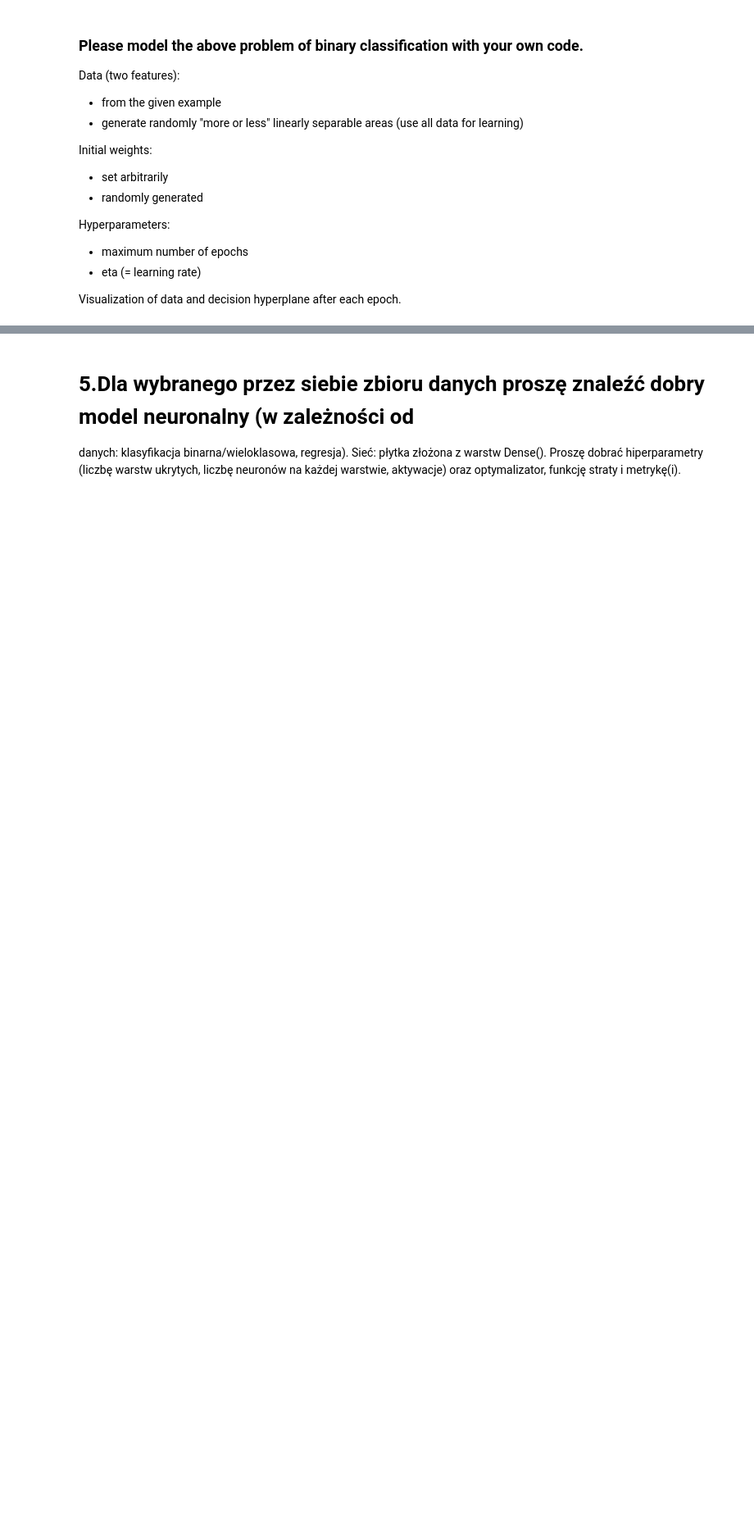
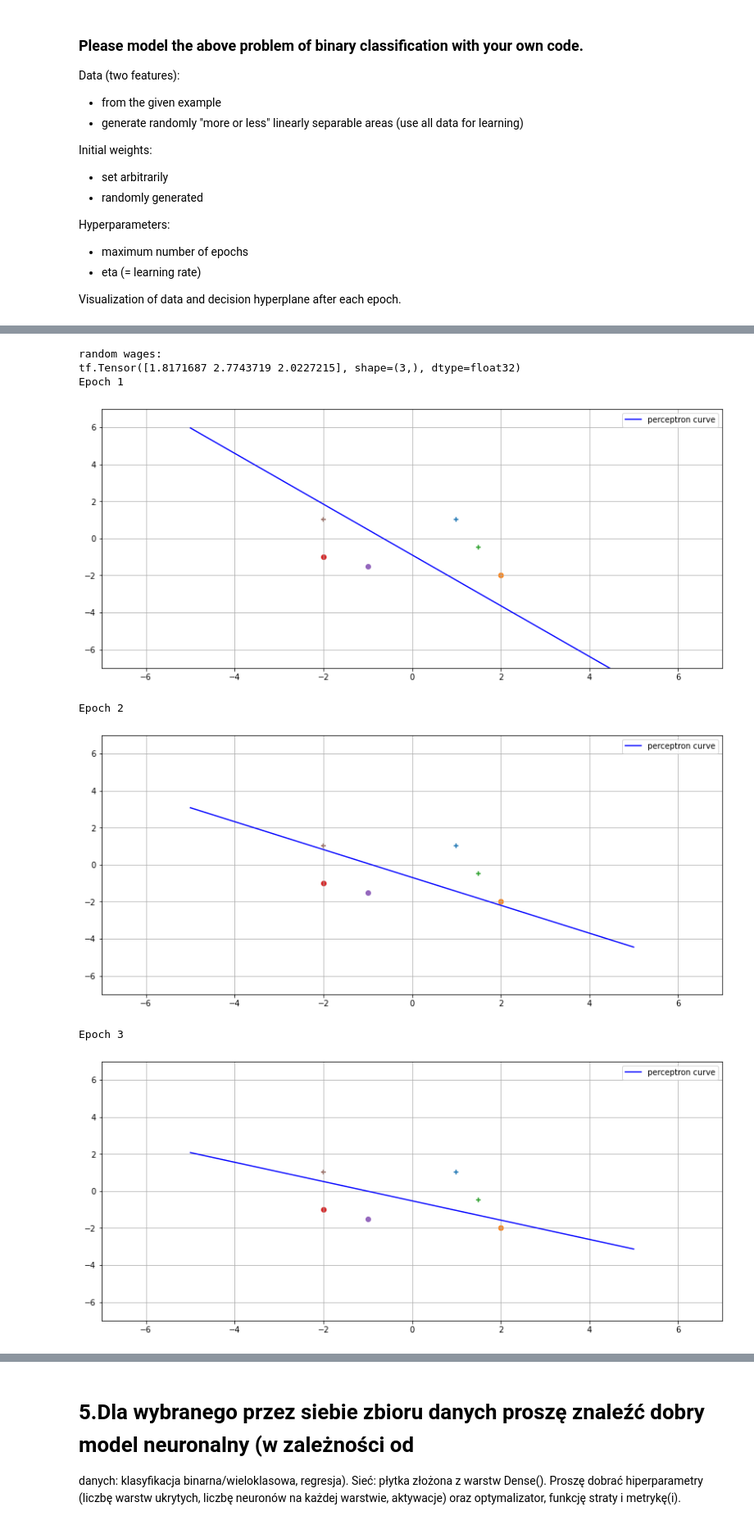
Before and after one commit to pajelonek/deep_learning_lab, a Jupyter notebook: lab1/Lab1.ipynb, the cells around one changed output, grey strips where cells are left out. Shown at 82% size. Cells and saved outputs as stored; diff of their text form; code cells hidden in the pictures; blank space fills up the shorter version.

```diff
--- a/lab1/Lab1.ipynb
+++ b/lab1/Lab1.ipynb
@@ -466,12 +469,6 @@ Hyperparameters:
 
 Visualization of data and decision hyperplane after each epoch.
 # %%
-given_data = tf.constant([[1.0, 1.0], [2.0, -2.0], [1.5, -0.5], [-2.0, -1.0], [-1.0, -1.5], [-2.0, 1.0]])
-given_result = np.array(['+', 'o', '+', 'o', 'o', '+'])
-fixed_wages = tf.constant([0.0, 1.0, 0.5])
-epochs = 5
-lr0 = 0.0
-
 class SimplePerceptron:
     """A simple perceptron"""
     def __init__(self, epochs: int, lr0: float, wages: tf.constant, sigma: float = 0.2, bias: float = 0.0):
@@ -527,10 +524,8 @@ class SimplePerceptron:
             sum += a[i] * b[i]
         return sum
 
-    def print_info(self):
+    def print_info(self) -> None:
         plt.figure(figsize=(14, 6))
-        plt.plot(range(-6,6,1), np.zeros(12), label='x1')
-        plt.plot(np.zeros(9), range(-4,5,1), label='x2')
         results = []
         for i in range(-5,6,1):
             results.append(self.perceptron_curve(i))
@@ -539,14 +534,22 @@ class SimplePerceptron:
         for x1, x2 in self.data:
             plt.scatter(x1, x2, marker=self.results[index])
             index = index + 1
-        plt.xlim(-4, 4)
-        plt.ylim(-4, 4)
+        xmin, xmax, ymin, ymax = self.get_lim_data()
+        diff_x = xmax - xmin
+        diff_y = ymax - ymin
+        plt.xlim(-7, 7)
+        plt.ylim(-7, 7)
         plt.legend()
+        plt.grid()
         plt.show()
-        return None
+
+    def get_lim_data(self):
+        xs=[]
+        ys=[]
+        for x, y in self.data:
+            xs.append(x.numpy())
+            ys.append(y.numpy())
+        return min(xs), max(xs), min(ys), max(ys)
 
     def perceptron_curve(self, x) -> float:
         return (-1.0 * (self.wages[1].numpy() / self.wages[2].numpy()) * x) - (self.wages[0].numpy() / self.wages[2].numpy())
-
-simple_perceptron = SimplePerceptron(epochs=5, lr0=0.0, wages=fixed_wages)
-simple_perceptron.fit(given_data, given_result)
@@ -559,0 +574,21 @@ Epoch 3
+# %%
+def generate_random_wages(min_value: float, max_value: float):
+    value = random()
+    return min_value + (value * (max_value - min_value))
+# %%
+given_data = tf.constant([[1.0, 1.0], [2.0, -2.0], [1.5, -0.5], [-2.0, -1.0], [-1.0, -1.5], [-2.0, 1.0]])
+given_result = np.array(['+', 'o', '+', 'o', 'o', '+'])
+random_wages = tf.constant([generate_random_wages(-5,5), generate_random_wages(-5,5), generate_random_wages(-5,5)])
+print("random wages:")
+print(random_wages)
+simple_perceptron = SimplePerceptron(epochs=10, lr0=0.0, wages=random_wages)
+simple_perceptron.fit(given_data, given_result)
+# %% [output]
+random wages:
+tf.Tensor([1.8171687 2.7743719 2.0227215], shape=(3,), dtype=float32)
+Epoch 1
+[figure, added]
+Epoch 2
+[figure, added]
+Epoch 3
+[figure, added]
```
Also changed, not shown: parts of 12 cells of this notebook.
